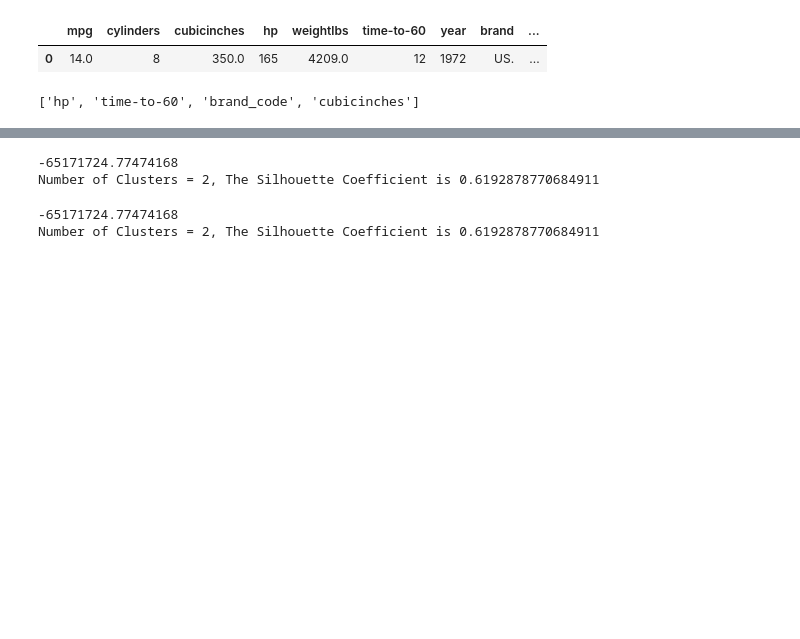
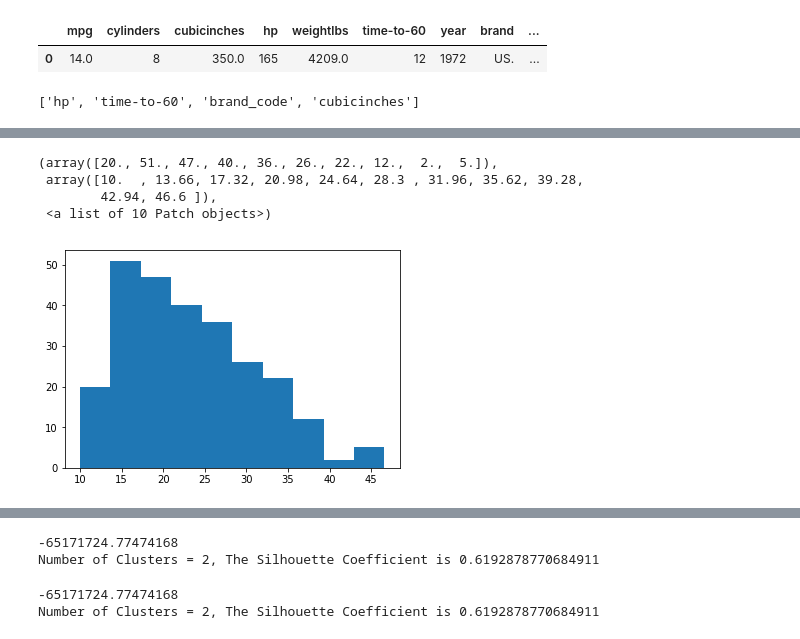
Before and after one commit to swethac18/CMPE257_ML, a Jupyter notebook: kmeans_assignment1/Swetha_Chandrasekar_KmeansClustering_on_cars_dataset.ipynb, the cells around one changed output, grey strips where cells are left out. Cells and saved outputs as stored; diff of their text form; code cells hidden in the pictures; blank space fills up the shorter version.

```diff
--- a/kmeans_assignment1/Swetha_Chandrasekar_KmeansClustering_on_cars_dataset.ipynb
+++ b/kmeans_assignment1/Swetha_Chandrasekar_KmeansClustering_on_cars_dataset.ipynb
@@ -33,0 +57,9 @@ len(columns)
+# %%
+cubicinches = features_to_be_included_4_kmeans[3]
+matplotlib.pyplot.hist(kmeans_data[horsepower])
+# %% [output]
+(array([20., 51., 47., 40., 36., 26., 22., 12.,  2.,  5.]),
+ array([10.  , 13.66, 17.32, 20.98, 24.64, 28.3 , 31.96, 35.62, 39.28,
+        42.94, 46.6 ]),
+ <a list of 10 Patch objects>)
+[figure, added]
```
Also changed, not shown: parts of 11 cells of this notebook, 1 other file.
